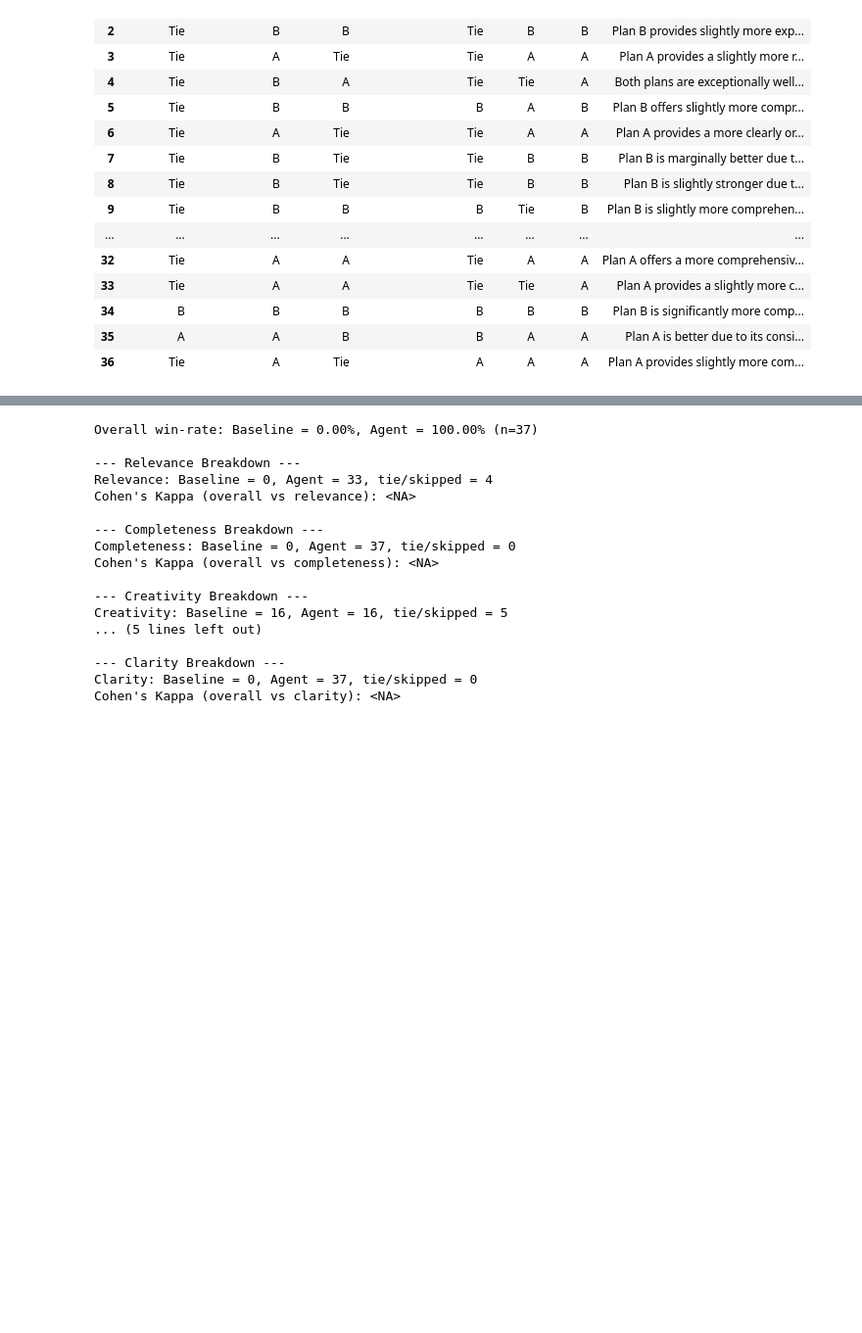
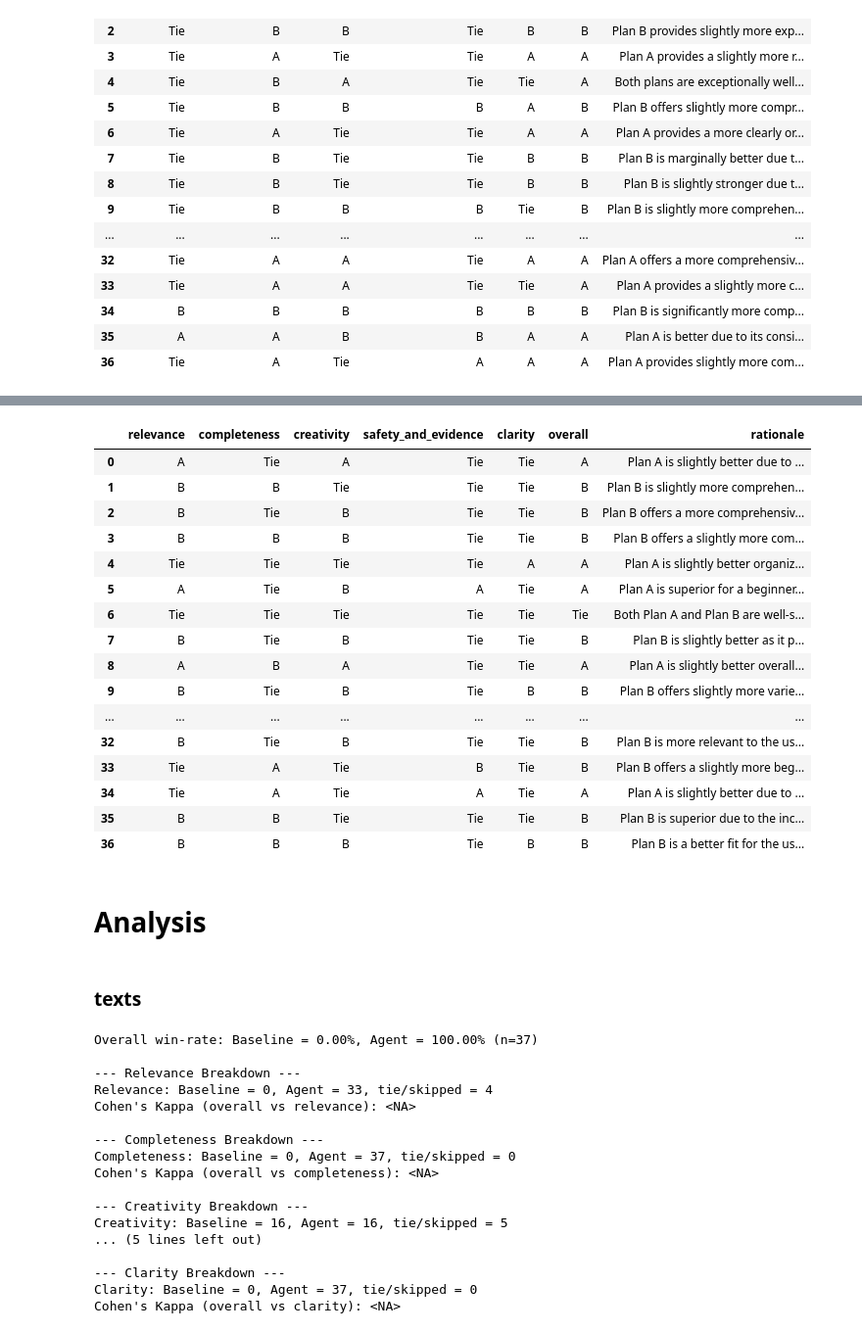
Before and after one commit to AlirezaAK2000/fitness-chatbot, a Jupyter notebook: eval.ipynb, the cells around one changed output, grey strips where cells are left out. Shown at 98% size. Cells and saved outputs as stored; diff of their text form; code cells hidden in the pictures; blank space fills up the shorter version.

```diff
--- a/eval.ipynb
+++ b/eval.ipynb
@@ -463,0 +623,7 @@ judges_df_3.to_csv('./data/judges_3.csv', index=False)
+# %%
+plans = []
+for i, user in records_df.iterrows():
+    agent_plan = agent.invoke({"messages": HumanMessage(content=user['query']), 'user_id':i+1}, config={"configurable": {"thread_id": i+1}})['messages'][-1].content
+    time.sleep(40)
+    plans.append(agent_plan)
+records_df['agent_plan_tables_withoutrag'] = plans
@@ -463,0 +650,27 @@ judges_df_3.to_csv('./data/judges_3.csv', index=False)
+# %%
+judges = []
+for i, user in records_df.iterrows():
+    j = judge(user['query'], user['agent_plan_tables_withoutrag'], user['agent_plan_tables']).model_dump()
+    time.sleep(10)
+    judges.append(j)
+judges_df = pd.DataFrame(judges)
+# %%
+judges_df
+# %% [output]
+|  | relevance | completeness | creativity | safety_and_evidence | clarity | overall | rationale |
+| 0 | A | Tie | A | Tie | Tie | A | Plan A is slightly better due to ... |
+| 1 | B | B | Tie | Tie | Tie | B | Plan B is slightly more comprehen... |
+| 2 | B | Tie | B | Tie | Tie | B | Plan B offers a more comprehensiv... |
+| 3 | B | B | B | Tie | Tie | B | Plan B offers a slightly more com... |
+| 4 | Tie | Tie | Tie | Tie | A | A | Plan A is slightly better organiz... |
+| 5 | A | Tie | B | A | Tie | A | Plan A is superior for a beginner... |
+| 6 | Tie | Tie | Tie | Tie | Tie | Tie | Both Plan A and Plan B are well-s... |
+| 7 | B | Tie | B | Tie | Tie | B | Plan B is slightly better as it p... |
+| 8 | A | B | A | Tie | Tie | A | Plan A is slightly better overall... |
+| 9 | B | Tie | B | Tie | B | B | Plan B offers slightly more varie... |
+| ... | ... | ... | ... | ... | ... | ... | ... |
+| 32 | B | Tie | B | Tie | Tie | B | Plan B is more relevant to the us... |
+| 33 | Tie | A | Tie | B | Tie | B | Plan B offers a slightly more beg... |
+| 34 | Tie | A | Tie | A | Tie | A | Plan A is slightly better due to ... |
+| 35 | B | B | Tie | Tie | Tie | B | Plan B is superior due to the inc... |
+| 36 | B | B | B | Tie | B | B | Plan B is a better fit for the us... |
@@ -464,3 +679,7 @@ judges_df_3.to_csv('./data/judges_3.csv', index=False)
+# %% [markdown]
+# Analysis
+# %% [markdown]
+### texts
 # %%
 from sklearn.metrics import cohen_kappa_score
 
```
Also changed, not shown: parts of 34 cells of this notebook, 9 other files.
